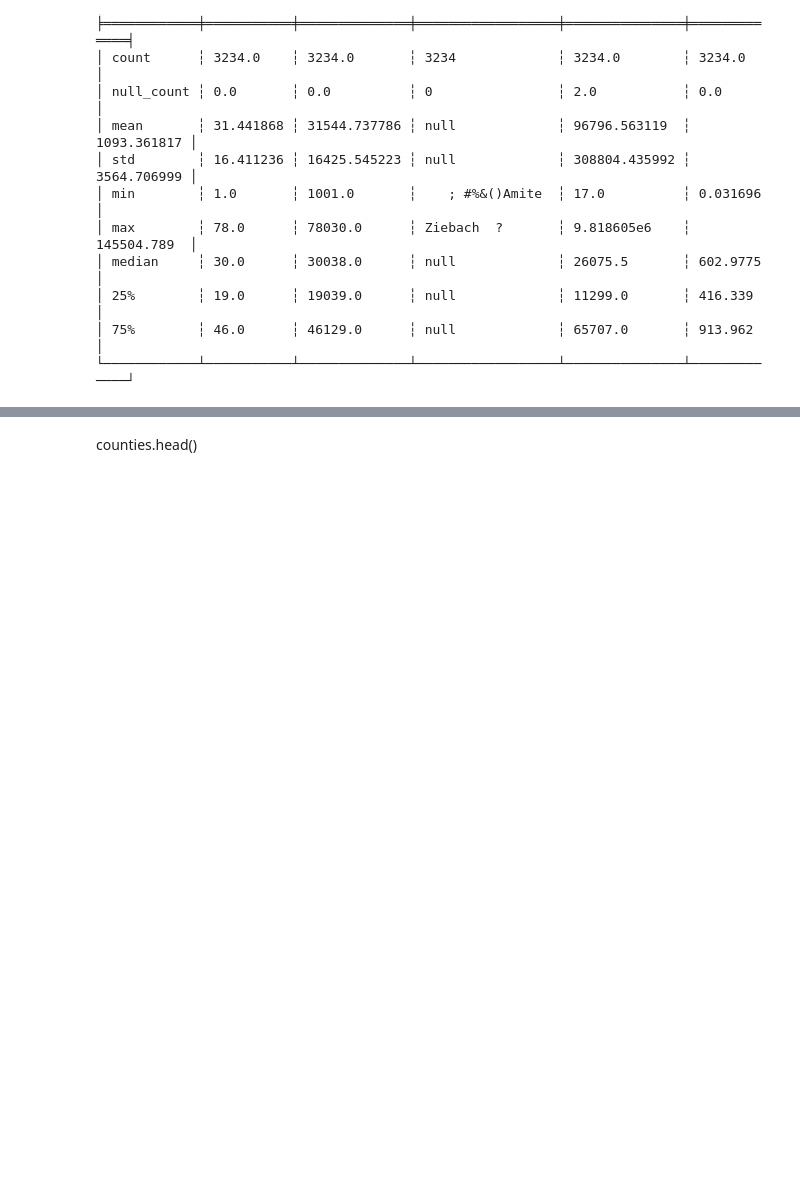
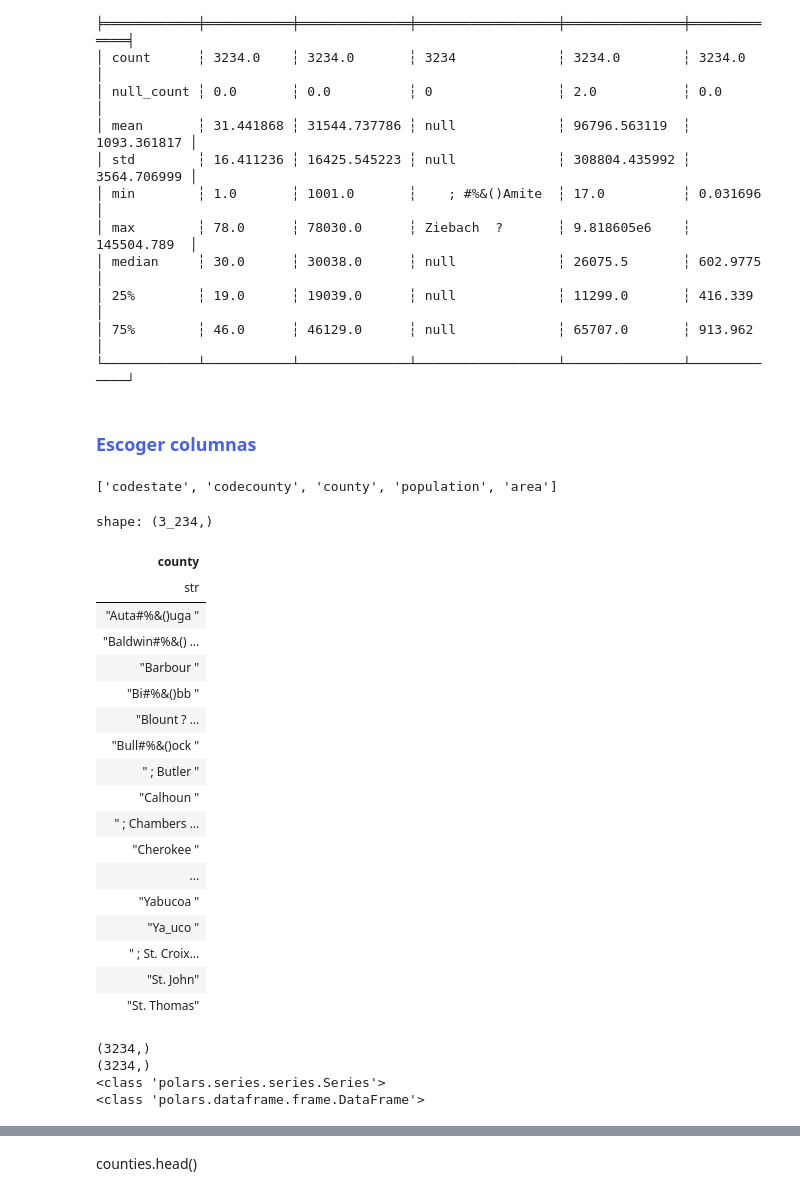
Before and after one commit to anrojasor/Proyecto-CD, a Jupyter notebook: Polars.ipynb, the cells around one changed output, grey strips where cells are left out. Saved outputs shown, nothing was run; the diff lists cells and outputs as text; code cells hidden in the pictures; blank space fills up the shorter version.

```diff
--- a/Polars.ipynb
+++ b/Polars.ipynb
@@ -189,3 +191,42 @@ shape: (9, 6)
 │ 25%        ┆ 19.0      ┆ 19039.0      ┆ null             ┆ 11299.0       ┆ 416.339     │
 │ 75%        ┆ 46.0      ┆ 46129.0      ┆ null             ┆ 65707.0       ┆ 913.962     │
 └────────────┴───────────┴──────────────┴──────────────────┴───────────────┴─────────────┘
+# %% [markdown]
+### <span style="color:#4361EE">Escoger columnas</span>
+# %%
+counties.columns
+# %% [output]
+['codestate', 'codecounty', 'county', 'population', 'area']
+# %%
+condado = counties["county"]
+condado
+# %% [output]
+shape: (3_234,)
+| county |
+| str |
+| "Auta#%&()uga " |
+| "Baldwin#%&() … |
+| "Barbour " |
+| "Bi#%&()bb " |
+| "Blount ? … |
+| "Bull#%&()ock " |
+| " ; Butler " |
+| "Calhoun " |
+| " ; Chambers … |
+| "Cherokee " |
+| ... |
+| "Yabucoa " |
+| "Ya_uco " |
+| " ; St. Croix… |
+| "St. John" |
+| "St. Thomas" |
+# %%
+print(condado.shape) #array unidimensional con 3234 elementos
+print(counties["county"].shape)
+print(type(condado))
+print(type(counties))
+# %% [output]
+(3234,)
+(3234,)
+<class 'polars.series.series.Series'>
+<class 'polars.dataframe.frame.DataFrame'>
```
Also changed, not shown: parts of 8 cells of this notebook.
